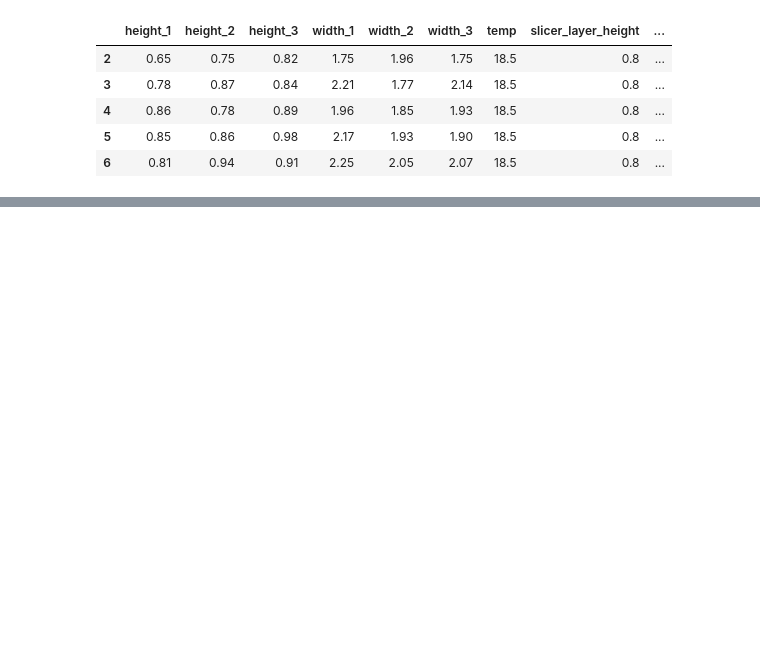
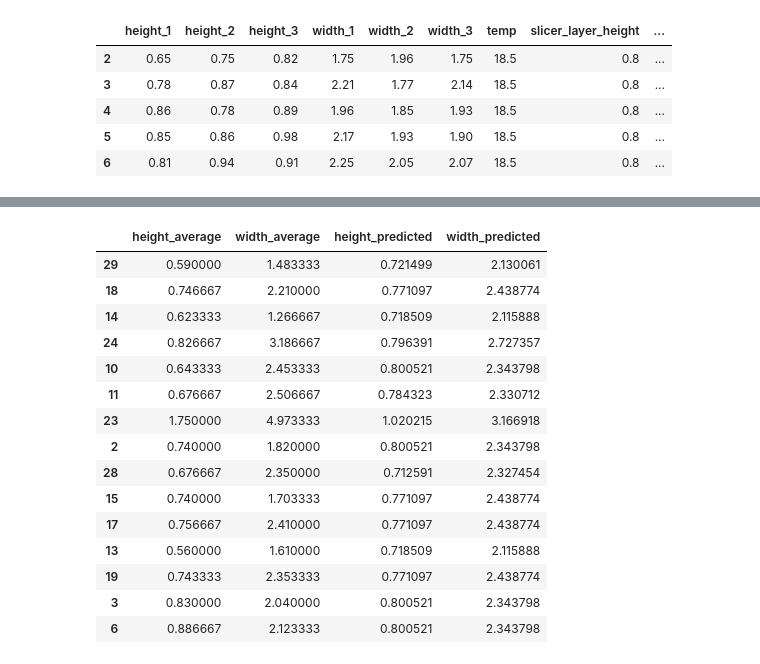
Before and after one commit to matsimlab/robocasting-ml, a Jupyter notebook: analysis.ipynb, the cells around one changed output, grey strips where cells are left out. Cells and saved outputs as stored; diff of their text form; code cells hidden in the pictures; blank space fills up the shorter version.

```diff
--- a/analysis.ipynb
+++ b/analysis.ipynb
@@ -83,0 +163,22 @@ plt.show()
+# %%
+y_val['height_predicted'] = val_height_preds
+y_val['width_predicted'] = val_width_preds
+
+y_val
+# %% [output]
+|  | height_average | width_average | height_predicted | width_predicted |
+| 29 | 0.590000 | 1.483333 | 0.721499 | 2.130061 |
+| 18 | 0.746667 | 2.210000 | 0.771097 | 2.438774 |
+| 14 | 0.623333 | 1.266667 | 0.718509 | 2.115888 |
+| 24 | 0.826667 | 3.186667 | 0.796391 | 2.727357 |
+| 10 | 0.643333 | 2.453333 | 0.800521 | 2.343798 |
+| 11 | 0.676667 | 2.506667 | 0.784323 | 2.330712 |
+| 23 | 1.750000 | 4.973333 | 1.020215 | 3.166918 |
+| 2 | 0.740000 | 1.820000 | 0.800521 | 2.343798 |
+| 28 | 0.676667 | 2.350000 | 0.712591 | 2.327454 |
+| 15 | 0.740000 | 1.703333 | 0.771097 | 2.438774 |
+| 17 | 0.756667 | 2.410000 | 0.771097 | 2.438774 |
+| 13 | 0.560000 | 1.610000 | 0.718509 | 2.115888 |
+| 19 | 0.743333 | 2.353333 | 0.771097 | 2.438774 |
+| 3 | 0.830000 | 2.040000 | 0.800521 | 2.343798 |
+| 6 | 0.886667 | 2.123333 | 0.800521 | 2.343798 |
```
Also changed, not shown: parts of 7 cells of this notebook.
